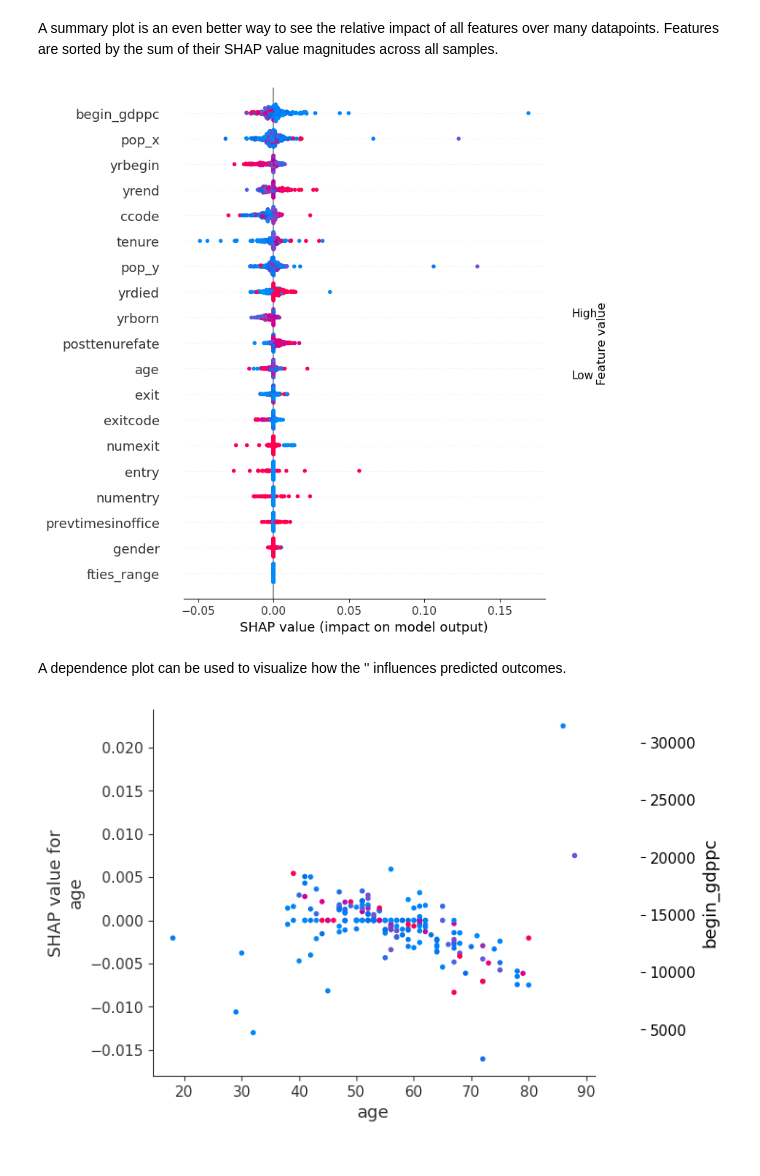
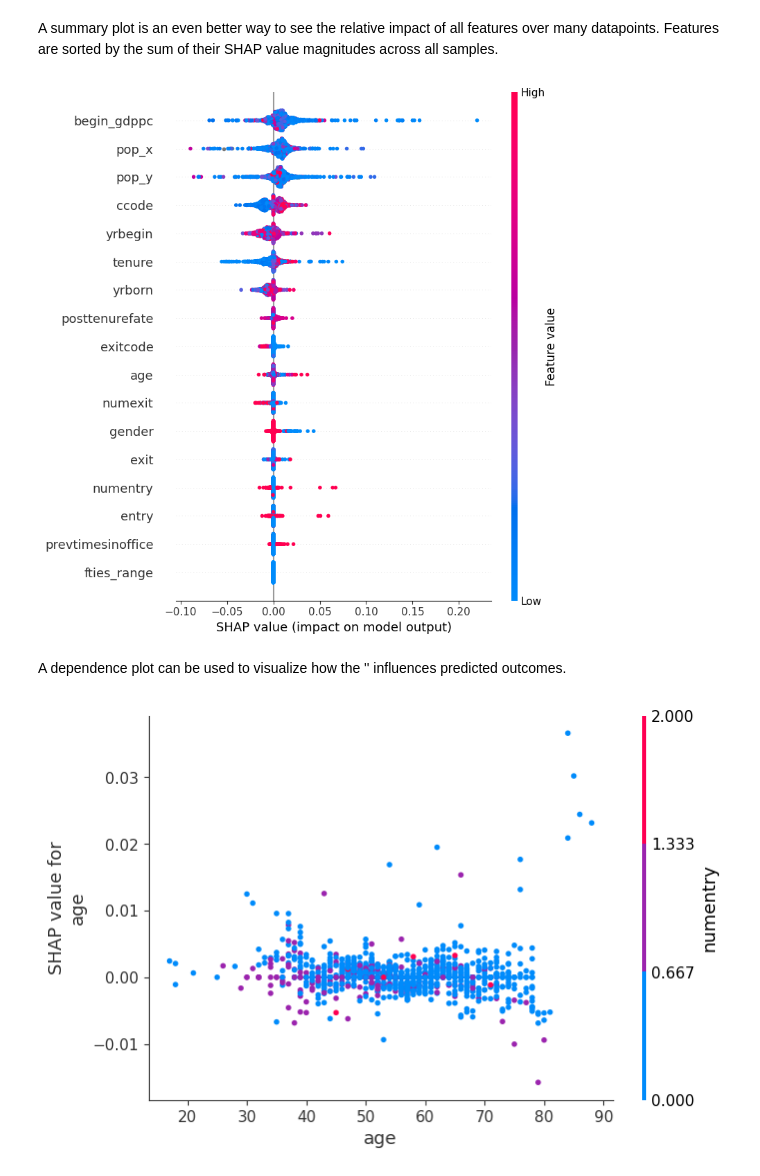
Before and after one commit to ShuaiZhao1/Analysing-Political-Executives-With-AI-data-processing, a Jupyter notebook: Notebooks/3-modeling.ipynb, the cells around one changed output. Saved outputs shown, nothing was run; the diff lists cells and outputs as text; code cells hidden in the pictures.

Commit message:
shap values plot for each features
same

```diff
--- a/Notebooks/3-modeling.ipynb
+++ b/Notebooks/3-modeling.ipynb
@@ -119,5 +102,6 @@ fties_range          float64
 dtype: object
 # %%
 #split train data and test data
-df_train, df_test=train_test_split(train_data, test_size=0.33, random_state=1)
+# df_train, df_test=train_test_split(train_data, test_size=0.33, random_state=1)
+df_train = train_data
 # df_train.shape, df_test.shape
@@ -254,9 +202,9 @@ Baseline feature-values:
 We can now create a `KernelExplainer` which will return Kernel SHAP values to explain particular AutoGluon predictions.
 # %%
 ag_wrapper = AutogluonWrapper(predictor, feature_names)
-print_accuracy(ag_wrapper.predict)
+# print_accuracy(ag_wrapper.predict)
 
 explainer = shap.KernelExplainer(ag_wrapper.predict, X_train_summary)
 
-NSHAP_SAMPLES = 100  # how many samples to use to approximate each Shapely value, larger values will be slower
-N_VAL = 200  # how many datapoints from validation data should we interpret predictions for, larger values will be slower
+NSHAP_SAMPLES = 300  # how many samples to use to approximate each Shapely value, larger values will be slower
+N_VAL = 300  # how many datapoints from validation data should we interpret predictions for, larger values will be slower
@@ -281,17 +225,18 @@ shap.force_plot(explainer.expected_value, shap_values_single, X_train.iloc[ROW_I
 # %% [output]
 <shap.plots._force.AdditiveForceVisualizer at 0x...>
 # %%
-shap_values = explainer.shap_values(X_valid.iloc[0:N_VAL,:], nsamples=NSHAP_SAMPLES)
+shap_values = explainer.shap_values(X_train, nsamples=NSHAP_SAMPLES)
+# shap_values = explainer.shap_values(X_valid.iloc[0:N_VAL,:], nsamples=NSHAP_SAMPLES)
 # shap.force_plot(explainer.expected_value, shap_values, X_valid.iloc[0:N_VAL,:])
 # %% [markdown]
 A summary plot is an even better way to see the relative impact of all features over many datapoints. Features are sorted by the sum of their SHAP value magnitudes across all samples.
 # %%
-shap.summary_plot(shap_values, X_valid.iloc[0:N_VAL,:])
+shap.summary_plot(shap_values, X_train)
 # %% [output]
-[figure, old version]
+[figure, new version]
 # %% [markdown]
 A dependence plot can be used to visualize how the '' influences predicted outcomes.
 # %%
-shap.dependence_plot("age", shap_values, X_valid.iloc[0:N_VAL,:])
+shap.dependence_plot("age", shap_values, X_train)
 # %% [output]
-[figure, old version]
+[figure, new version]
```
Also changed, not shown: parts of 26 cells of this notebook, 3 other files.
